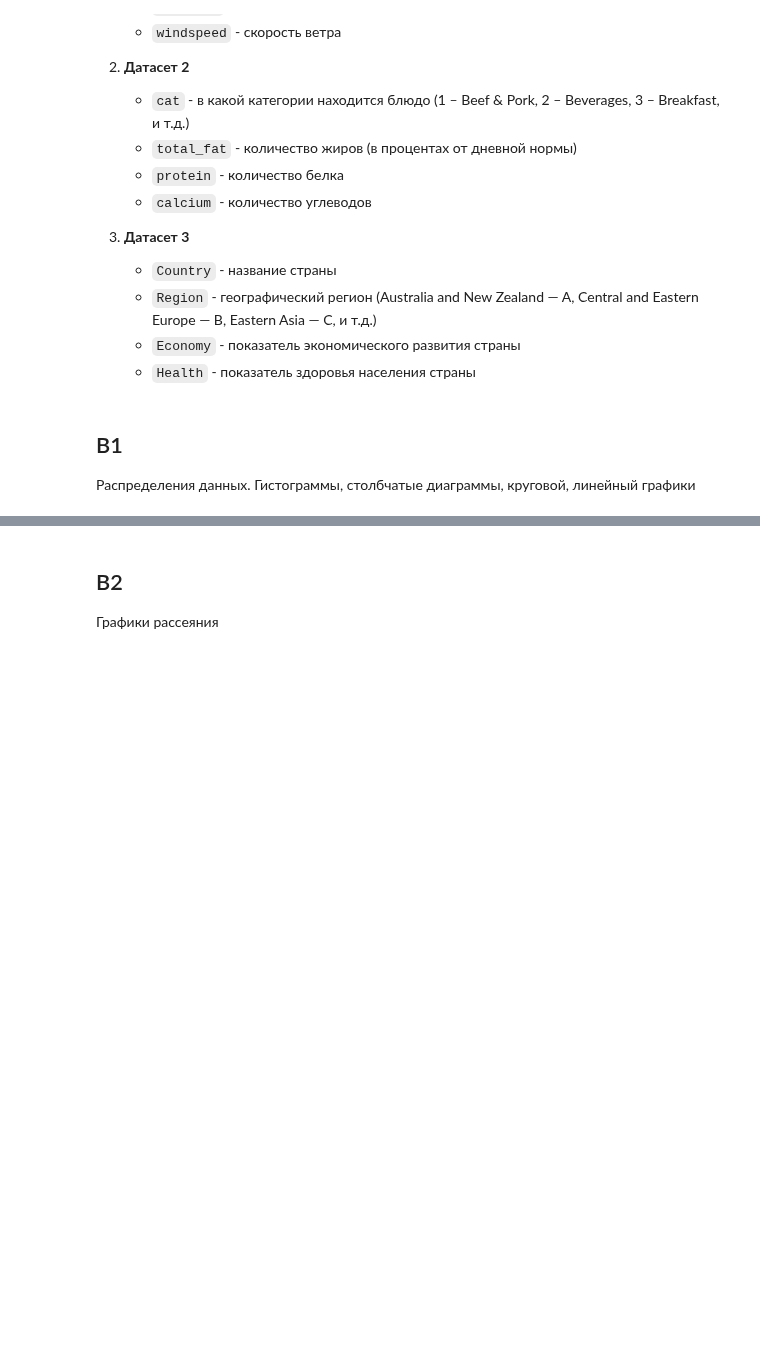
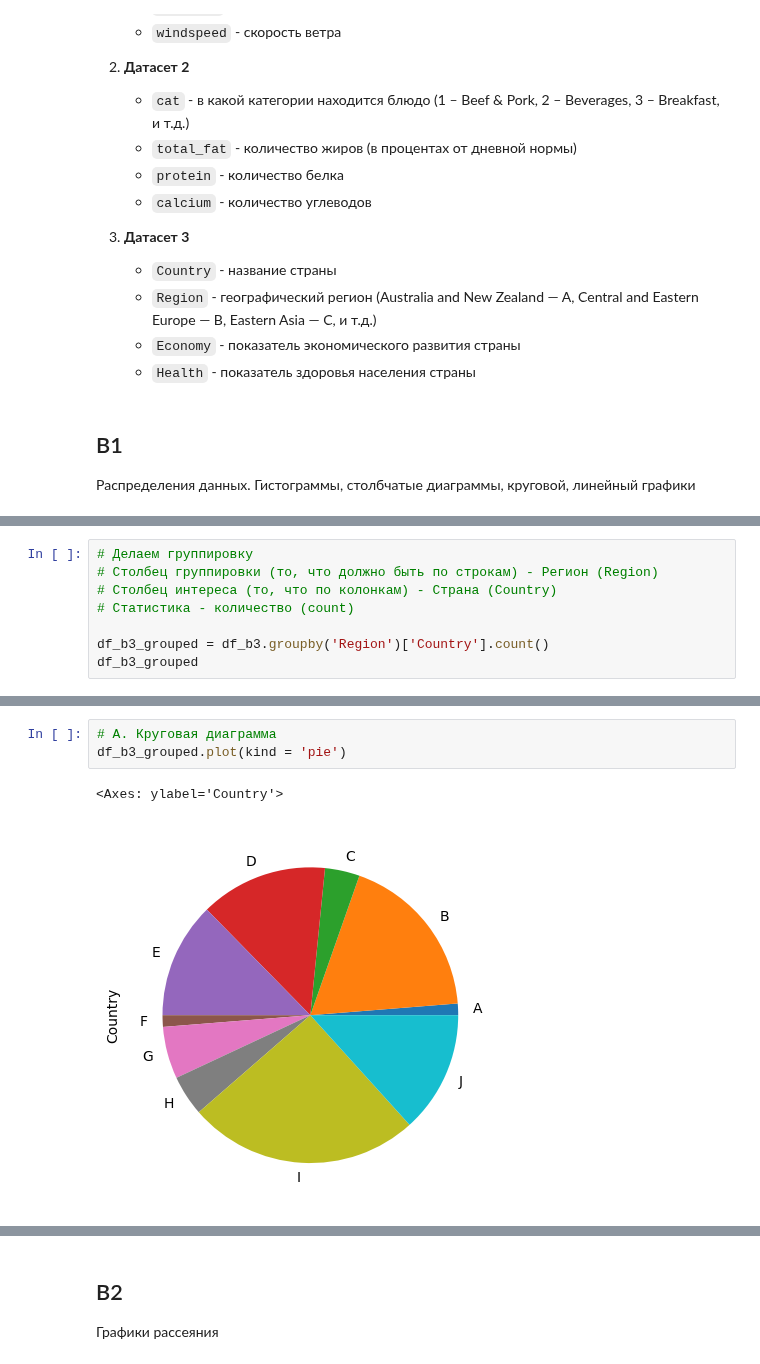
Before and after one commit to ksumarshmallow/Data-Analysis-Media-24, a Jupyter notebook: Seminars/Sem7/MidTerm.ipynb, the cells around one changed output, grey strips where cells are left out. Saved outputs shown, nothing was run; the diff lists cells and outputs as text; blank space fills up the shorter version.

```diff
--- a/Seminars/Sem7/MidTerm.ipynb
+++ b/Seminars/Sem7/MidTerm.ipynb
@@ -191,3 +238,11 @@ df_b5 = read_data('b', 5)
 Какой из графиков не иллюстрирует количество стран (`Country`) в каждом регионе (`Region`)?
 
 ![image.png](attachment:image.png)
+# %%
+# Делаем группировку
+# Столбец группировки (то, что должно быть по строкам) - Регион (Region)
+# Столбец интереса (то, что по колонкам) - Страна (Country)
+# Статистика - количество (count)
+
+df_b3_grouped = df_b3.groupby('Region')['Country'].count()
+df_b3_grouped
@@ -193,0 +262,6 @@ df_b5 = read_data('b', 5)
+# %%
+# A. Круговая диаграмма
+df_b3_grouped.plot(kind = 'pie')
+# %% [output]
+<Axes: ylabel='Country'>
+[figure, added]
```
Also changed, not shown: parts of 53 cells of this notebook, 2 other files.
